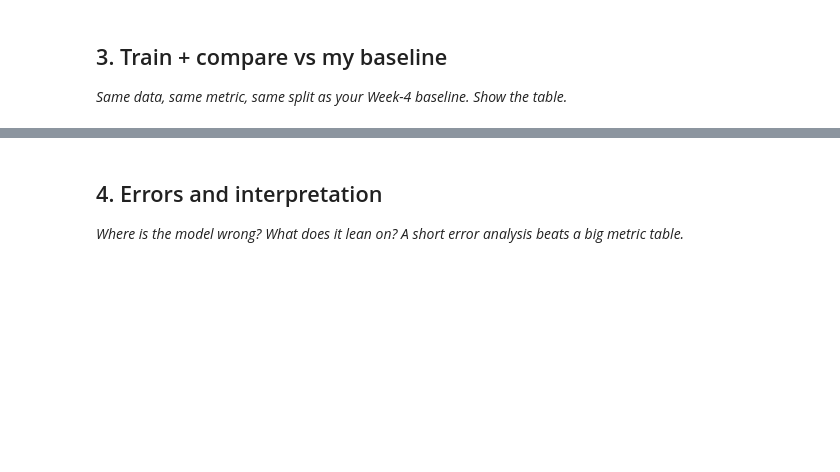
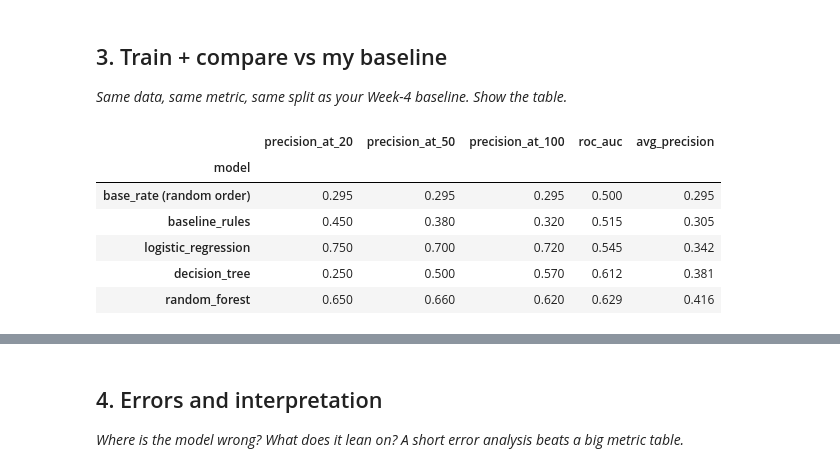
Before and after one commit to irene501/flyrank, a Jupyter notebook: work/notebooks/w05_model.ipynb, the cells around one changed output, grey strips where cells are left out. Cells and saved outputs as stored; diff of their text form; code cells hidden in the pictures; blank space fills up the shorter version.

```diff
--- a/work/notebooks/w05_model.ipynb
+++ b/work/notebooks/w05_model.ipynb
@@ -8,0 +11,19 @@ This skeleton is yours to fill. Work the sections **in order** — each one has
+# %%
+import os, getpass
+import numpy as np
+import pandas as pd
+import duckdb
+
+try:
+    from google.colab import userdata
+    HF_TOKEN = userdata.get('HF_TOKEN')
+except Exception:
+    HF_TOKEN = os.environ.get('HF_TOKEN') or getpass.getpass('Paste your Hugging Face READ token (hf_...): ')
+
+con = duckdb.connect()
+con.execute(f"CREATE OR REPLACE SECRET hf (TYPE huggingface, TOKEN '{HF_TOKEN}')")
+
+REL = 'hf://datasets/FlyRank/internship-warehouse'
+fact_march = f"read_parquet('{REL}/fact_content_daily_performance/month=2026-03/*.parquet')"
+
+RANDOM_STATE = 42
@@ -18,3 +138,73 @@ This skeleton is yours to fill. Work the sections **in order** — each one has
 ## 3. Train + compare vs my baseline
 
 *Same data, same metric, same split as your Week-4 baseline. Show the table.*
+# %%
+from sklearn.linear_model import LogisticRegression
+from sklearn.tree import DecisionTreeClassifier
+from sklearn.ensemble import RandomForestClassifier
+from sklearn.pipeline import Pipeline
+from sklearn.preprocessing import StandardScaler
+from sklearn.metrics import roc_auc_score, average_precision_score
+
+FEATURES = ["imp_h1", "clicks_h1", "ctr_h1", "avg_position_h1", "active_days_h1"]
+
+X_all = data[FEATURES].apply(pd.to_numeric, errors="coerce").fillna(0)
+y_all = data["is_declining_proxy"].astype(int)
+
+X_train, X_test = X_all.iloc[train_idx], X_all.iloc[test_idx]
+y_train, y_test = y_all.iloc[train_idx], y_all.iloc[test_idx]
+
+def precision_at_k(y_true, scores, k):
+    order = np.argsort(-np.asarray(scores))[:k]
+    return float(np.asarray(y_true)[order].mean())
+
+def score_row(y_true, scores, label):
+    return {
+        "model": label,
+        "precision_at_20": precision_at_k(y_true, scores, 20),
+        "precision_at_50": precision_at_k(y_true, scores, 50),
+        "precision_at_100": precision_at_k(y_true, scores, 100),
+        "roc_auc": roc_auc_score(y_true, scores),
+        "avg_precision": average_precision_score(y_true, scores),
+    }
+
+results = [{
+    "model": "base_rate (random order)",
+    "precision_at_20": y_test.mean(), "precision_at_50": y_test.mean(),
+    "precision_at_100": y_test.mean(), "roc_auc": 0.5, "avg_precision": y_test.mean(),
+}]
+
+baseline_test_scores = data.iloc[test_idx]["baseline_score"].to_numpy()
+results.append(score_row(y_test, baseline_test_scores, "baseline_rules"))
+
+models = {
+    "logistic_regression": Pipeline([
+        ("scaler", StandardScaler()),
+        ("model", LogisticRegression(class_weight="balanced", max_iter=1000, random_state=RANDOM_STATE)),
+    ]),
+    "decision_tree": DecisionTreeClassifier(
+        class_weight="balanced", max_depth=5, min_samples_leaf=50, random_state=RANDOM_STATE,
+    ),
+    "random_forest": RandomForestClassifier(
+        class_weight="balanced_subsample", max_depth=10, min_samples_leaf=25,
+        n_estimators=200, n_jobs=-1, random_state=RANDOM_STATE,
+    ),
+}
+
+fitted = {}
+for name, model in models.items():
+    model.fit(X_train, y_train)
+    fitted[name] = model
+    proba = model.predict_proba(X_test)[:, 1]
+    results.append(score_row(y_test, proba, name))
+
+comparison = pd.DataFrame(results).set_index("model").round(3)
+comparison
+# %% [output]
+|  | precision_at_20 | precision_at_50 | precision_at_100 | roc_auc | avg_precision |
+| model |  |  |  |  |  |
+| base_rate (random order) | 0.295 | 0.295 | 0.295 | 0.500 | 0.295 |
+| baseline_rules | 0.450 | 0.380 | 0.320 | 0.515 | 0.305 |
+| logistic_regression | 0.750 | 0.700 | 0.720 | 0.545 | 0.342 |
+| decision_tree | 0.250 | 0.500 | 0.570 | 0.612 | 0.381 |
+| random_forest | 0.650 | 0.660 | 0.620 | 0.629 | 0.416 |
```
Also changed, not shown: parts of 9 cells of this notebook.
